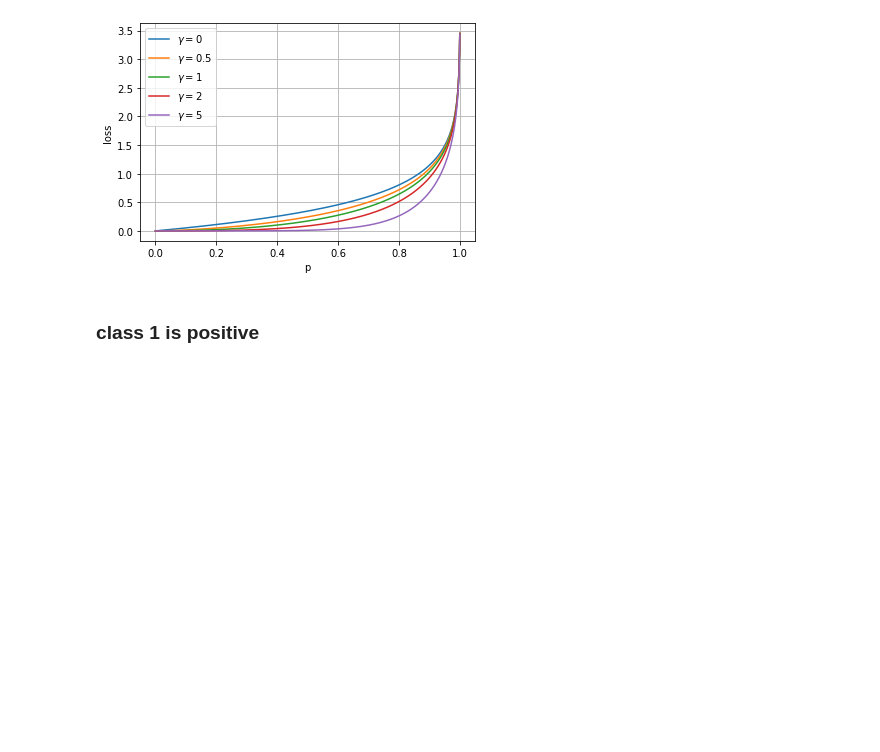
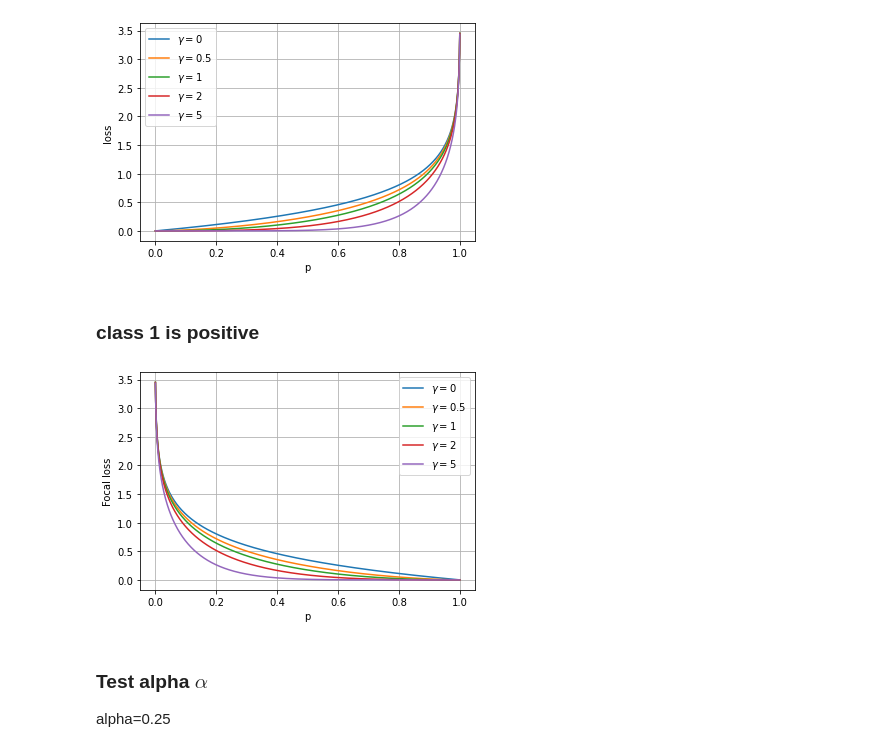
Before and after one commit to AI-Huang/deeplearning_basics, a Jupyter notebook: keras_fn/focal_loss_test.ipynb, the cells around one changed output. Drawn from its saved outputs; the diff is of its cells as text; code cells hidden in the pictures; blank space fills up the shorter version.

```diff
--- a/keras_fn/focal_loss_test.ipynb
+++ b/keras_fn/focal_loss_test.ipynb
@@ -17,0 +25,3 @@ fl = FocalLoss(alpha=alpha, gamma=gamma)
+# %%
+y_pred = [0.1, 0.9]
+y_true = [0., 1.]
@@ -18,6 +32,5 @@ fl = FocalLoss(alpha=alpha, gamma=gamma)
 # %%
-y_true = np.asarray([0., 1.])
-y_pred = np.asarray([0.6, 0.4])
+
 # Using 'auto'/'sum_over_batch_size' reduction type.
 
 print(f"fl: {fl(y_true, y_pred).numpy()}")
@@ -74,3 +86,19 @@ for i, _p in enumerate(p):
     focal_loss[i, 2] = fl_1(y_true, y_pred)
     focal_loss[i, 3] = fl_2(y_true, y_pred)
     focal_loss[i, 4] = fl_5(y_true, y_pred)
+# %%
+plt.plot(p, focal_loss[:,0], label="$\gamma=0$")
+plt.plot(p, focal_loss[:,1], label="$\gamma=0.5$")
+plt.plot(p, focal_loss[:,2], label="$\gamma=1$")
+plt.plot(p, focal_loss[:,3], label="$\gamma=2$")
+plt.plot(p, focal_loss[:,4], label="$\gamma=5$")
+plt.xlabel("p")
+plt.ylabel("Focal loss")
+plt.legend()
+plt.grid()
+# %% [output]
+[figure, added]
+# %% [markdown]
+### Test alpha $\alpha$
+
+alpha=0.25
```
Also changed, not shown: parts of 19 cells of this notebook, 12 other files.
